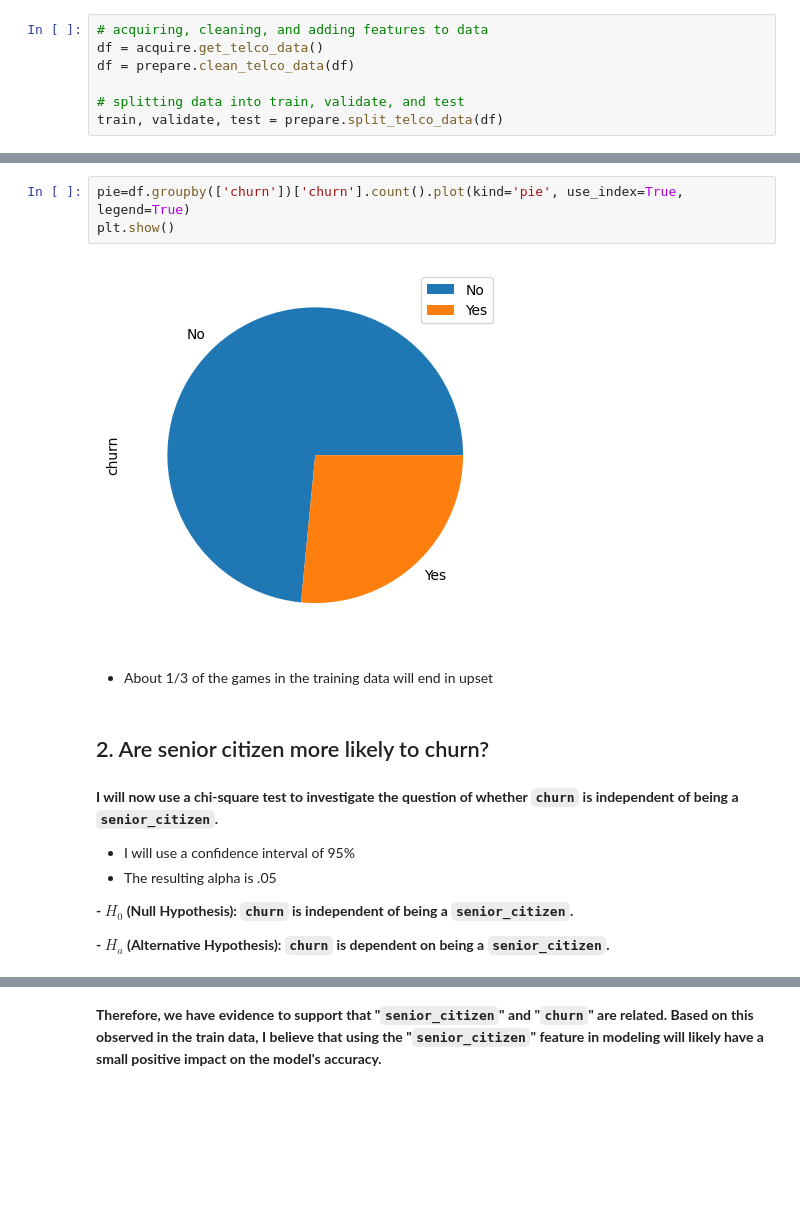
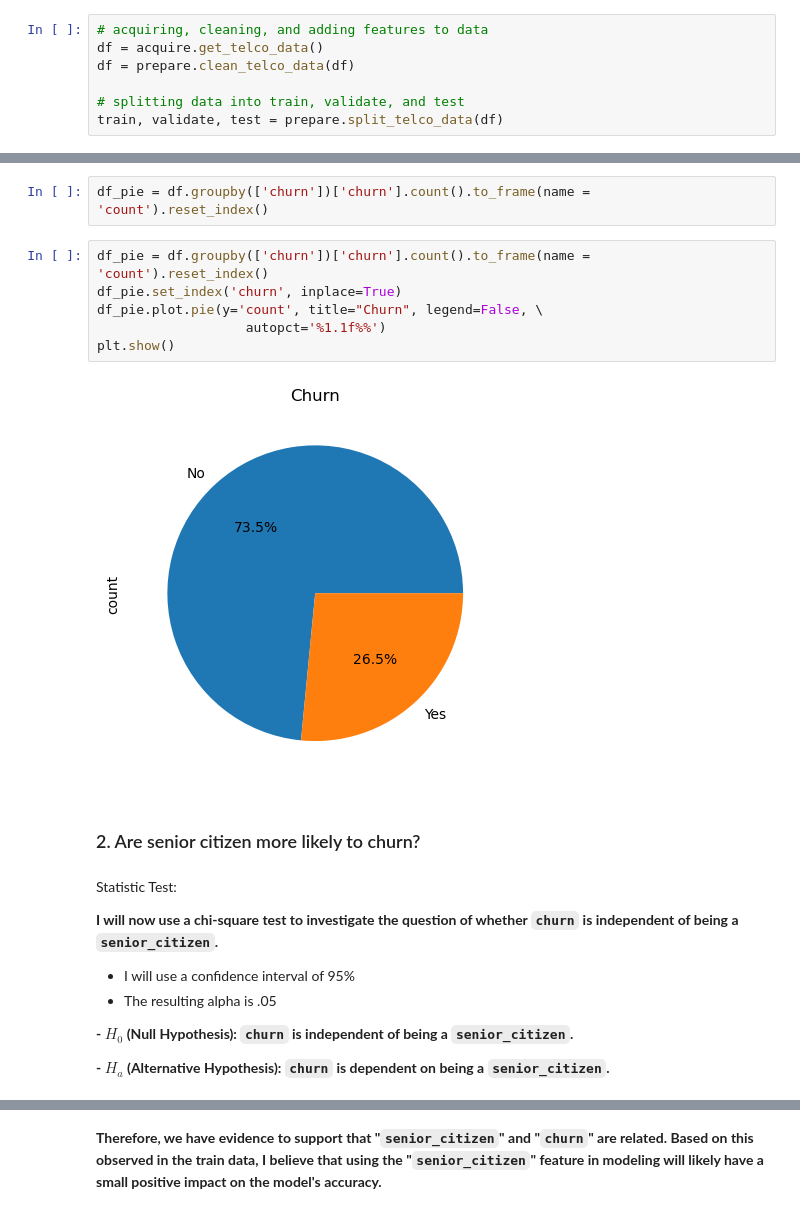
Before and after one commit to manuelparra1/project-classification-telco, a Jupyter notebook: final_report.ipynb, the cells around one changed output, grey strips where cells are left out. Cells and saved outputs as stored; diff of their text form; blank space fills up the shorter version.

```diff
--- a/final_report.ipynb
+++ b/final_report.ipynb
@@ -133,13 +158,18 @@ plt.show()
-# %%
-pie=df.groupby(['churn'])['churn'].count().plot(kind='pie', use_index=True, legend=True)
-plt.show()
-# %% [output]
-[figure, removed]
-# %% [markdown]
-* About 1/3 of the games in the training data will end in upset
+# %%
+df_pie = df.groupby(['churn'])['churn'].count().to_frame(name = 'count').reset_index()
+# %%
+df_pie = df.groupby(['churn'])['churn'].count().to_frame(name = 'count').reset_index()
+df_pie.set_index('churn', inplace=True)
+df_pie.plot.pie(y='count', title="Churn", legend=False, \
+                   autopct='%1.1f%%')
+plt.show()
+# %% [output]
+[figure, added]
 # %% [markdown]
-## 2. Are senior citizen more likely to churn?
+### 2. Are senior citizen more likely to churn?
 # %% [markdown]
+Statistic Test:
+
 **I will now use a chi-square test to investigate the question of whether `churn` is independent of being a `senior_citizen`.**
 * I will use a confidence interval of 95%
 * The resulting alpha is .05<br>
```
Also changed, not shown: parts of 84 cells of this notebook, 6 other files.
